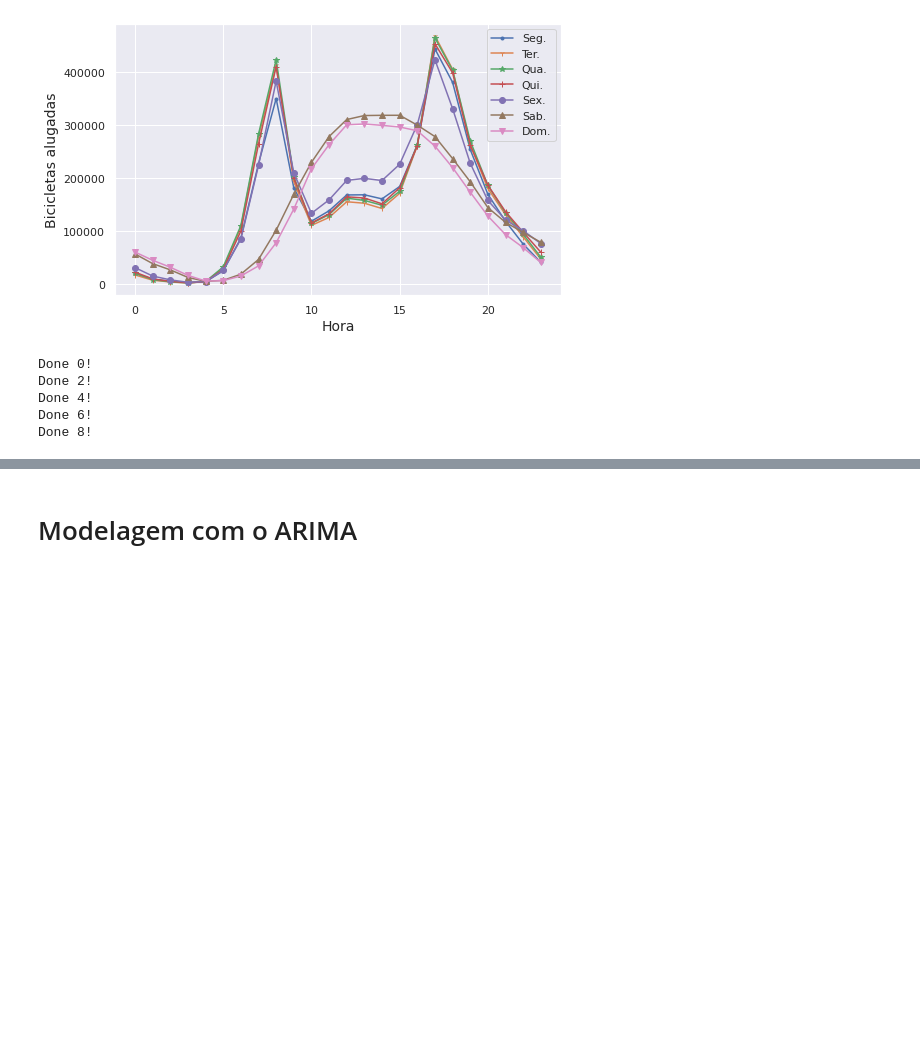
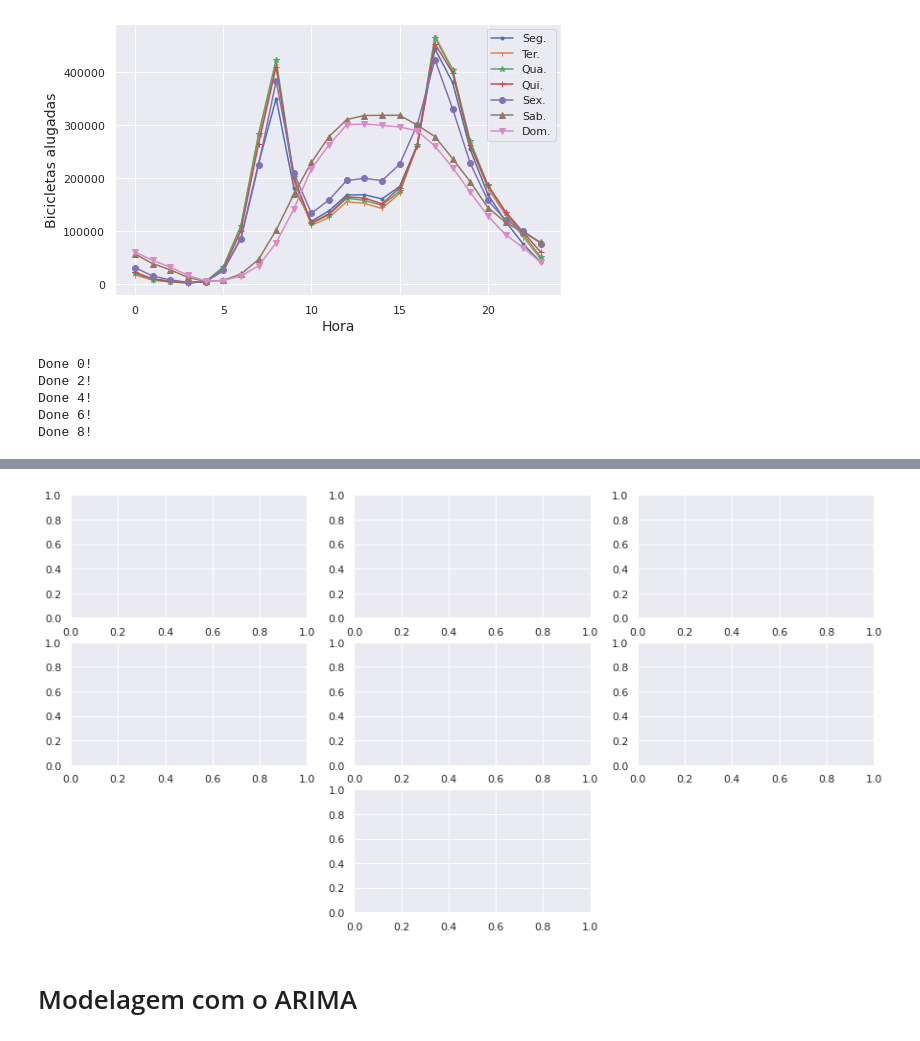
Before and after one commit to ifribeiro/minicurso_webmedia22, a Jupyter notebook: gans_series_temporais.ipynb, the cells around one changed output, grey strips where cells are left out. Cells and saved outputs as stored; diff of their text form; code cells hidden in the pictures; blank space fills up the shorter version.

```diff
--- a/gans_series_temporais.ipynb
+++ b/gans_series_temporais.ipynb
@@ -134,3 +126,23 @@ p.plot_compare_sum(a[0], somas, a.std(axis=0))
+# %%
+fig = plt.figure(figsize=(15,8))
+top_1 = fig.add_subplot(3, 3, (1, 1))
+top_2 = fig.add_subplot(3, 3, (2, 2))
+top_3 = fig.add_subplot(3, 3, (3, 3))
+
+mid_1 = fig.add_subplot(3, 3, (4, 4))
+mid_2 = fig.add_subplot(3, 3, (5, 5))
+mid_3 = fig.add_subplot(3, 3, (6, 6))
+
+bottom = fig.add_subplot(3, 3, (8, 8))
+
+# top_left_4 = fig.add_subplot(2, 5, (4, 4))
+# top_left_4 = fig.add_subplot(2, 5, (5, 5))
+# top_left_4 = fig.add_subplot(2, 5, (6, 6))
+# top_left_4 = fig.add_subplot(2, 5, (7, 7))
+#top_left_4 = fig.add_subplot(2, 4, (7, 8))
+plt.show()
+# %% [output]
+[figure, added]
 # %% [markdown]
 # Modelagem com o ARIMA
 # %% [markdown]
```
Also changed, not shown: parts of 8 cells of this notebook, 1 other file.
